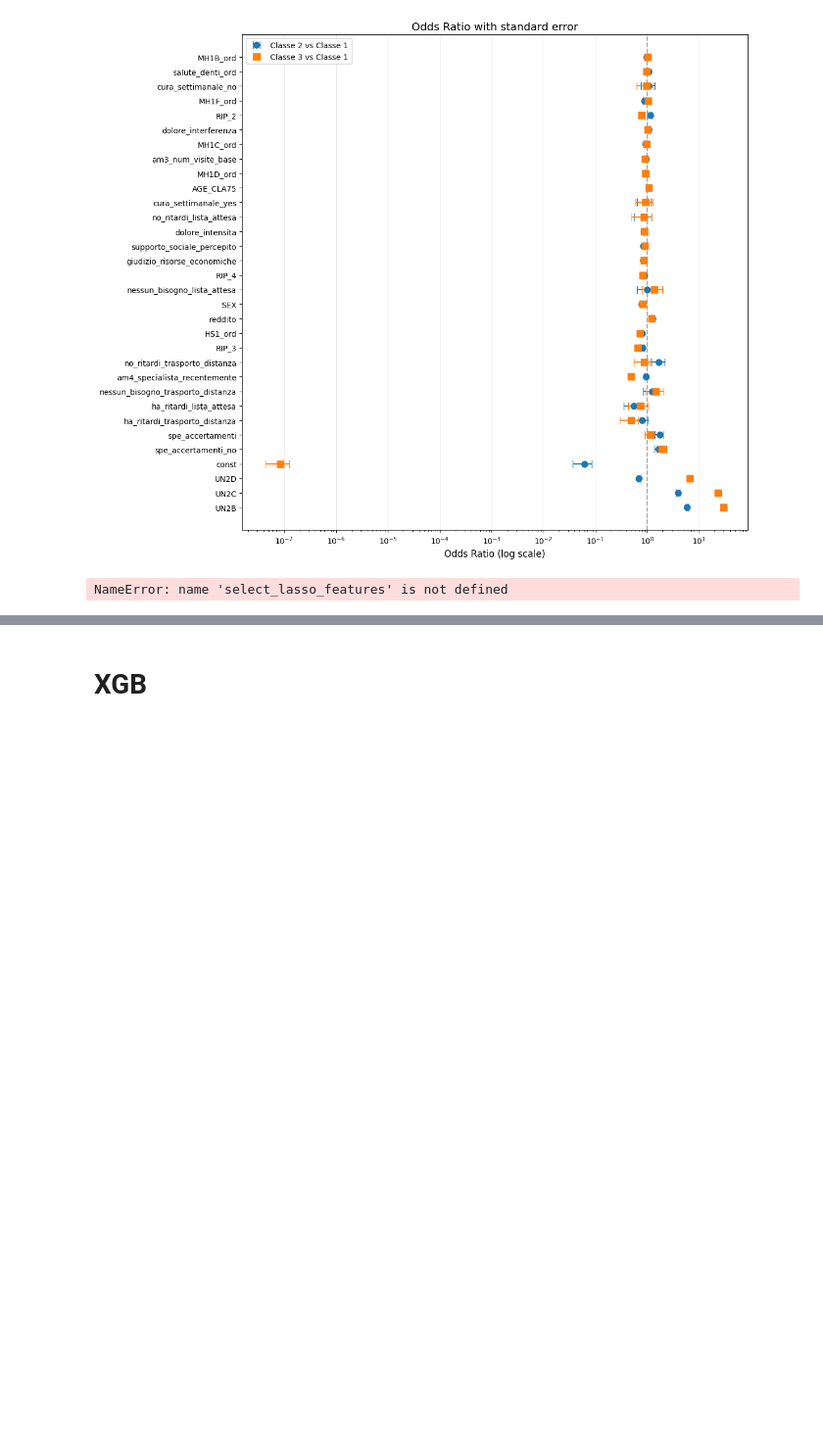
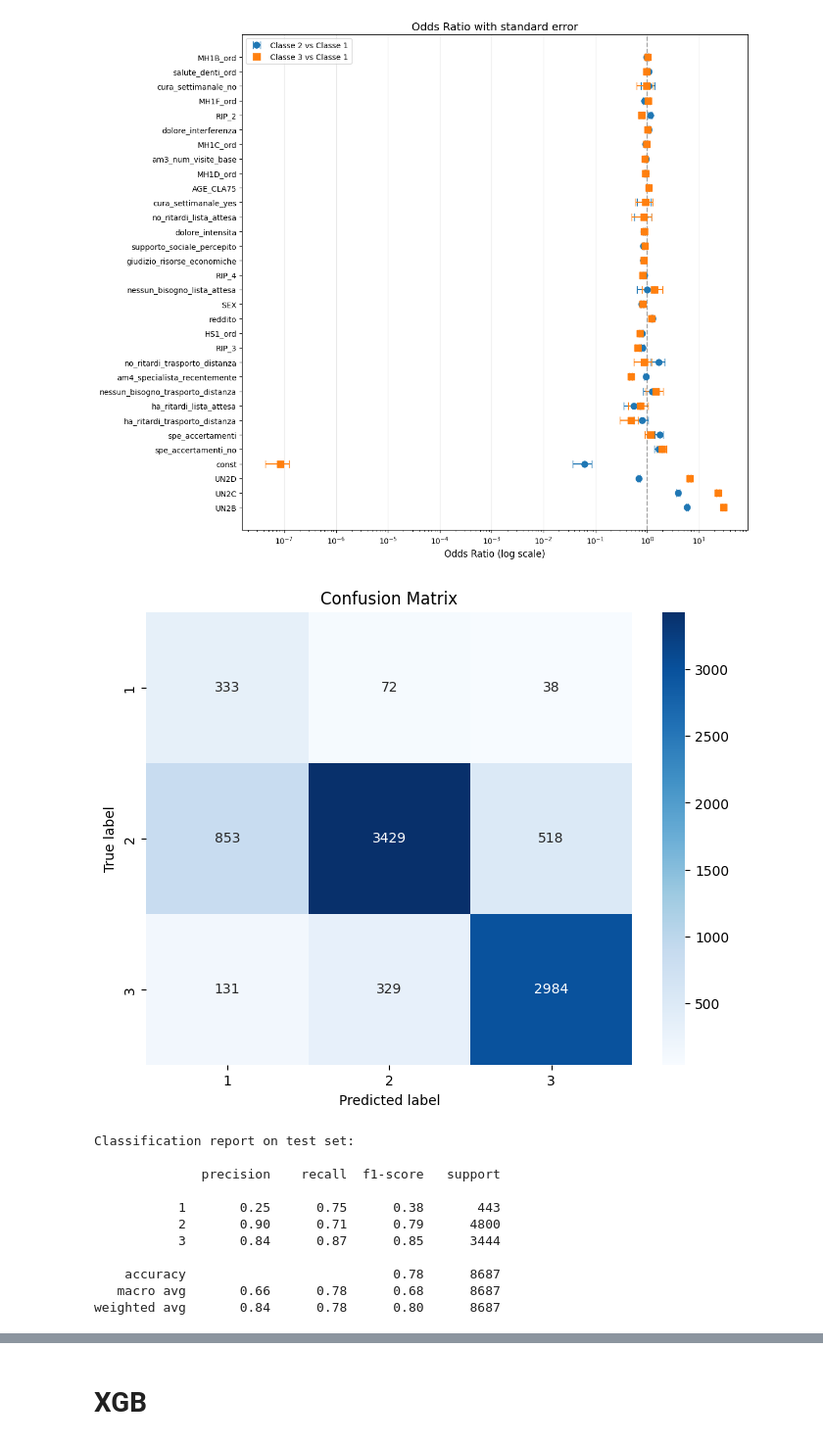
Before and after one commit to emanueleiacca/SL_ISTAT, a Jupyter notebook: Modelling.ipynb, the cells around one changed output, grey strips where cells are left out. Shown at 98% size. Cells and saved outputs as stored; diff of their text form; code cells hidden in the pictures; blank space fills up the shorter version.

```diff
--- a/Modelling.ipynb
+++ b/Modelling.ipynb
@@ -862,7 +813,7 @@ X_train, X_rest, y_train, y_rest = train_test_split(
 X_cal, X_test, y_cal, y_test = train_test_split(
     X_rest, y_rest, test_size=0.5, random_state=0, stratify=y_rest)
 
-selected_features = select_lasso_features(X_train, y_train, C=C_LASSO, random_state=0)
+# selected_features = select_lasso_features(X_train, y_train, C=C_LASSO, random_state=0)
 X_train_sel = X_train[selected_features]
 X_cal_sel = X_cal[selected_features]
 X_test_sel = X_test[selected_features]
@@ -870,31 +821,42 @@ X_test_sel = X_test[selected_features]
 scaler = StandardScaler()
 X_train_scaled = scaler.fit_transform(X_train_sel)
 X_cal_scaled = scaler.transform(X_cal_sel)
 X_test_scaled = scaler.transform(X_test_sel)
 
 
 log_reg = LogisticRegression(
     multi_class='multinomial',
     solver='lbfgs',
     max_iter=2000,
     class_weight='balanced',
     penalty=None,
     random_state=0
 )
 log_reg.fit(X_train_scaled, y_train)
 
 y_pred = log_reg.predict(X_test_scaled)
 y_proba = log_reg.predict_proba(X_test_scaled)
 
 cm = confusion_matrix(y_test, y_pred)
 plt.figure(figsize=(8, 6))
 sns.heatmap(cm, annot=True, fmt="d", cmap="Blues", xticklabels=log_reg.classes_, yticklabels=log_reg.classes_)
 plt.xlabel("Predicted label")
 plt.ylabel("True label")
 plt.title("Confusion Matrix")
 plt.show()
 
 print("\nClassification report on test set:\n")
 print(classification_report(y_test, y_pred, digits=2))
 # %% [output]
+[figure, added]
-NameError: name 'select_lasso_features' is not defined
+Classification report on test set:
+
+              precision    recall  f1-score   support
+
+           1       0.25      0.75      0.38       443
+           2       0.90      0.71      0.79      4800
+           3       0.84      0.87      0.85      3444
+
+    accuracy                           0.78      8687
+   macro avg       0.66      0.78      0.68      8687
+weighted avg       0.84      0.78      0.80      8687
```
Also changed, not shown: parts of 12 cells of this notebook.
